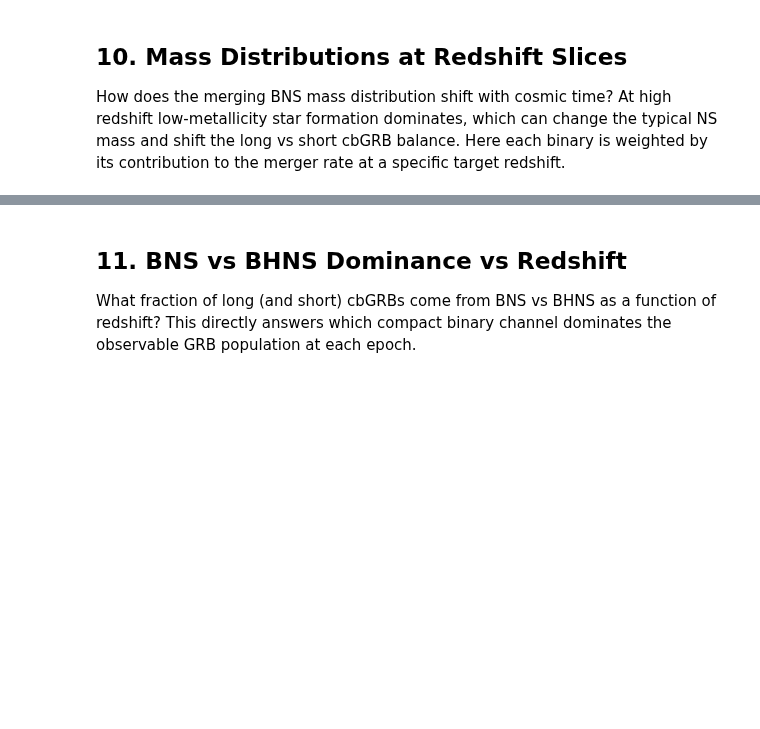
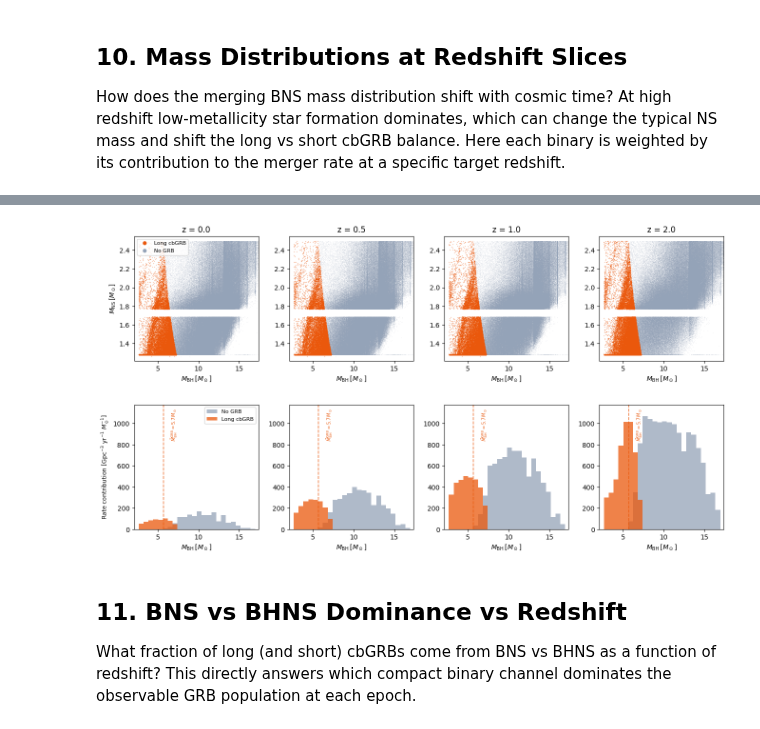
Before and after one commit to jorodgrz/GRBproject, a Jupyter notebook: GRB_CosmicRate.ipynb, the cells around one changed output, grey strips where cells are left out. Drawn from its saved outputs; the diff is of its cells as text; code cells hidden in the pictures; blank space fills up the shorter version.

```diff
--- a/GRB_CosmicRate.ipynb
+++ b/GRB_CosmicRate.ipynb
@@ -798,3 +755,89 @@ short + long at z=5:   63.7 + 36.3 = 100.0%
+# %%
+# ── BHNS Mass Distribution at Redshift Slices ────────────────────────────
+z_slices = [0.0, 0.5, 1.0, 2.0]
+
+# x-axis: clip to 99th percentile to remove sparse high-M_BH tail
+_bh_max  = np.percentile(BH, 99)
+_bh_pad  = 0.04 * (_bh_max - BH.min())
+_ns_pad  = 0.04 * (NS.max() - NS.min())
+bh_xlim  = (BH.min() - _bh_pad, _bh_max + _bh_pad)
+ns_ylim  = (NS.min() - _ns_pad, NS.max() + _ns_pad)
+bins_mbh = np.linspace(BH.min() * 0.99, _bh_max * 1.01, 25)
+
+# Median BH mass of GRB-capable systems — threshold annotation on histograms
+mbh_grb_median = np.median(BH[long_BHNS])
+
+fig, axes = plt.subplots(2, 4, figsize=(16, 8),
+                         gridspec_kw={'hspace': 0.35, 'wspace': 0.25})
+
+# Collect histogram y-maxima to set a shared y-limit after plotting
+_hist_ymaxes = []
+
+for col, z_s in enumerate(z_slices):
+    w = per_system_rate_weights(
+        z_s, redshifts, times, time_first_SF,
+        n_formed_BHNS, dPdlogZ, metallicities, p_draw,
+        Z_BHNS, delay_BHNS, w_BHNS,
+    )
+
+    # --- Top row: M_BH vs M_NS scatter ---
+    ax = axes[0, col]
+    w_thresh = np.percentile(w[w > 0], 60) if (w > 0).any() else 0.0
+    vis = w >= w_thresh
+
+    ax.scatter(BH[vis & no_BHNS],   NS[vis & no_BHNS],
+               s=0.3, c='#94A3B8', alpha=0.20, linewidths=0, zorder=1)
+    ax.scatter(BH[vis & long_BHNS], NS[vis & long_BHNS],
+               s=1.0, c='#EA580C', alpha=0.80, linewidths=0, zorder=2)
+
+    ax.set_xlim(*bh_xlim)
+    ax.set_ylim(*ns_ylim)
+    ax.set_title(f'z = {z_s}', fontsize=12)
+    ax.set_xlabel(r'$M_\mathrm{BH}\,[M_\odot]$', fontsize=10)
+    if col == 0:
+        ax.set_ylabel(r'$M_\mathrm{NS}\,[M_\odot]$', fontsize=10)
+        from matplotlib.lines import Line2D
+        ax.legend(handles=[
+            Line2D([0],[0], marker='o', color='w', markerfacecolor='#EA580C',
+                   markersize=7, label='Long cbGRB'),
+            Line2D([0],[0], marker='o', color='w', markerfacecolor='#94A3B8',
+                   markersize=7, label='No GRB'),
+        ], fontsize=8)
+
+    # --- Bottom row: M_BH histogram ---
+    ax2 = axes[1, col]
+    n_no,  *_ = ax2.hist(BH[no_BHNS],   bins=bins_mbh, weights=w[no_BHNS],
+                          color='#94A3B8', alpha=0.75, label='No GRB')
+    n_lng, *_ = ax2.hist(BH[long_BHNS], bins=bins_mbh, weights=w[long_BHNS],
+                          color='#EA580C', alpha=0.75, label='Long cbGRB')
+    _hist_ymaxes.append(max(n_no.max(), n_lng.max()))
+
+    # Median GRB-capable M_BH threshold
+    ax2.axvline(mbh_grb_median, color='#EA580C', lw=1.2, ls='--', alpha=0.8)
+    ax2.text(mbh_grb_median + 0.8, 0.97,
+             f'$\\tilde{{M}}_{{\\rm BH}}^{{\\rm GRB}}={mbh_grb_median:.1f}\\,M_\\odot$',
+             fontsize=7, color='#EA580C', va='top', rotation=90,
+             transform=ax2.get_xaxis_transform())
+
+    ax2.set_xlim(*bh_xlim)
+    ax2.set_ylim(bottom=0)
+    ax2.set_xlabel(r'$M_\mathrm{BH}\,[M_\odot]$', fontsize=10)
+    if col == 0:
+        ax2.set_ylabel(
+            r'Rate contribution [Gpc$^{-3}$ yr$^{-1}$ $M_\odot^{-1}$]',
+            fontsize=9)
+        ax2.legend(fontsize=8)
+
+# Shared y-axis on bottom row
+_ymax = max(_hist_ymaxes) * 1.1
+for ax2 in axes[1]:
+    ax2.set_ylim(0, _ymax)
+
+plt.savefig('/Users/josephrodriguez/research visualization/plots/bhns_mass_dist_redshift_slices.png',
+            dpi=150, bbox_inches='tight')
+plt.show()
+# %% [output]
+[figure, added]
 # %% [markdown]
 ## 11. BNS vs BHNS Dominance vs Redshift
 
```
Also changed, not shown: parts of 3 cells of this notebook, 10 other files.
